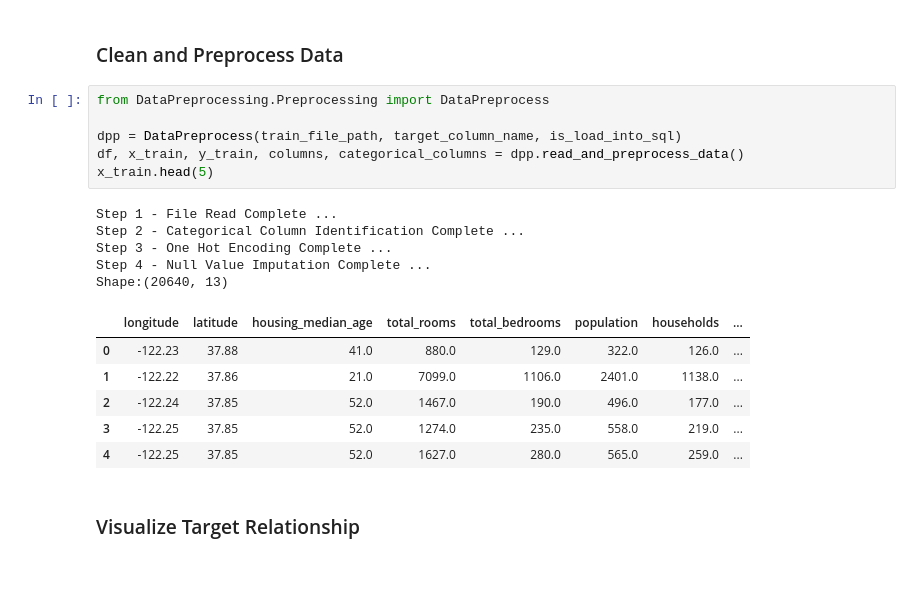
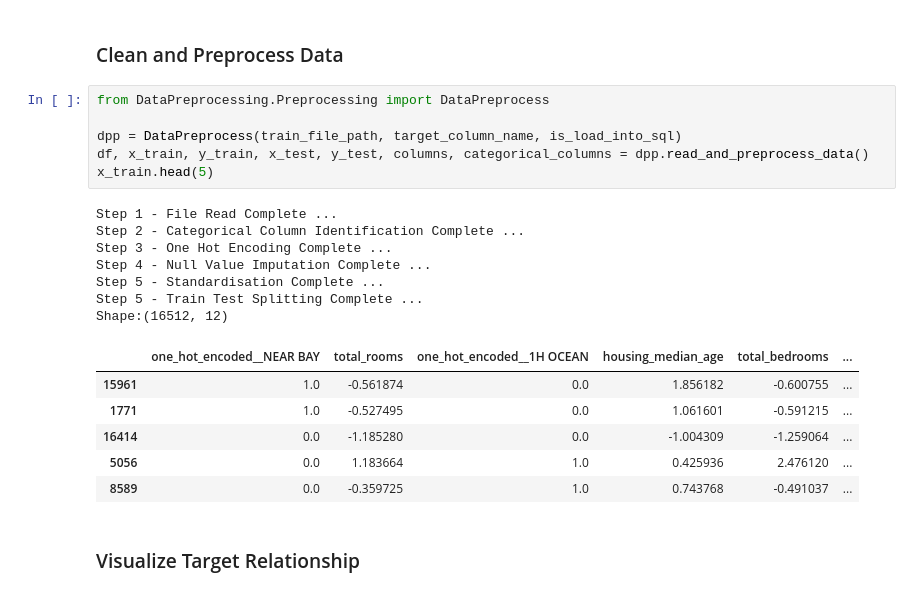
Before and after one commit to VireshDhawan/Data-Science-Templates, a Jupyter notebook: Notebook.ipynb, the cells around one changed output. Cells and saved outputs as stored; diff of their text form.

```diff
--- a/Notebook.ipynb
+++ b/Notebook.ipynb
@@ -13,21 +13,23 @@ is_load_into_sql = False
 # %%
 from DataPreprocessing.Preprocessing import DataPreprocess
 
 dpp = DataPreprocess(train_file_path, target_column_name, is_load_into_sql)
-df, x_train, y_train, columns, categorical_columns = dpp.read_and_preprocess_data()
+df, x_train, y_train, x_test, y_test, columns, categorical_columns = dpp.read_and_preprocess_data()
 x_train.head(5)
 # %% [output]
 Step 1 - File Read Complete ...
 Step 2 - Categorical Column Identification Complete ...
 Step 3 - One Hot Encoding Complete ...
 Step 4 - Null Value Imputation Complete ...
-Shape:(20640, 13)
+Step 5 - Standardisation Complete ...
+Step 5 - Train Test Splitting Complete ...
+Shape:(16512, 12)
-|  | longitude | latitude | housing_median_age | total_rooms | total_bedrooms | population | households | ... |
-| 0 | -122.23 | 37.88 | 41.0 | 880.0 | 129.0 | 322.0 | 126.0 | ... |
-| 1 | -122.22 | 37.86 | 21.0 | 7099.0 | 1106.0 | 2401.0 | 1138.0 | ... |
-| 2 | -122.24 | 37.85 | 52.0 | 1467.0 | 190.0 | 496.0 | 177.0 | ... |
-| 3 | -122.25 | 37.85 | 52.0 | 1274.0 | 235.0 | 558.0 | 219.0 | ... |
-| 4 | -122.25 | 37.85 | 52.0 | 1627.0 | 280.0 | 565.0 | 259.0 | ... |
+|  | one_hot_encoded__NEAR BAY | total_rooms | one_hot_encoded__1H OCEAN | housing_median_age | total_bedrooms | ... |
+| 15961 | 1.0 | -0.561874 | 0.0 | 1.856182 | -0.600755 | ... |
+| 1771 | 1.0 | -0.527495 | 0.0 | 1.061601 | -0.591215 | ... |
+| 16414 | 0.0 | -1.185280 | 0.0 | -1.004309 | -1.259064 | ... |
+| 5056 | 0.0 | 1.183664 | 1.0 | 0.425936 | 2.476120 | ... |
+| 8589 | 0.0 | -0.359725 | 1.0 | 0.743768 | -0.491037 | ... |
 # %% [markdown]
 ### Visualize Target Relationship
 # %%
```
Also changed, not shown: parts of 2 cells of this notebook, 8 other files.
